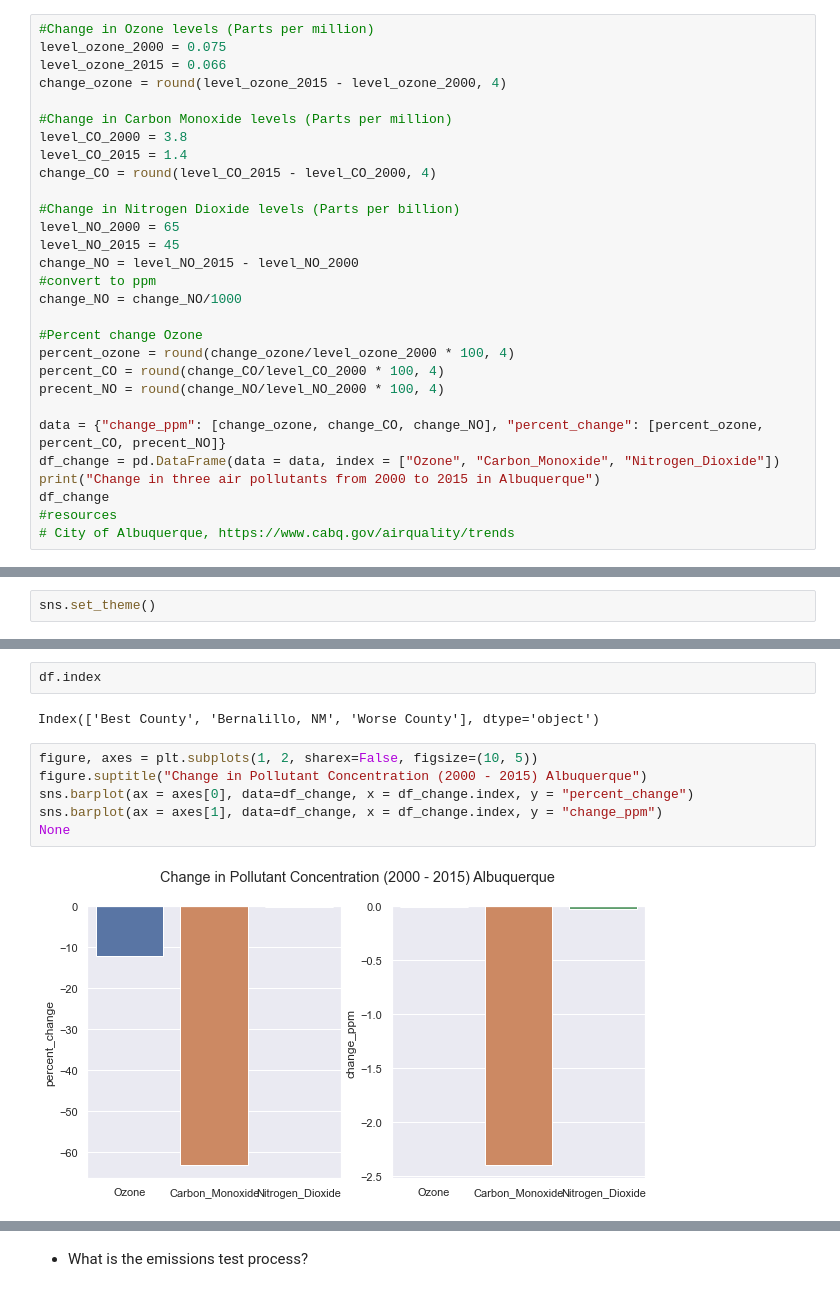
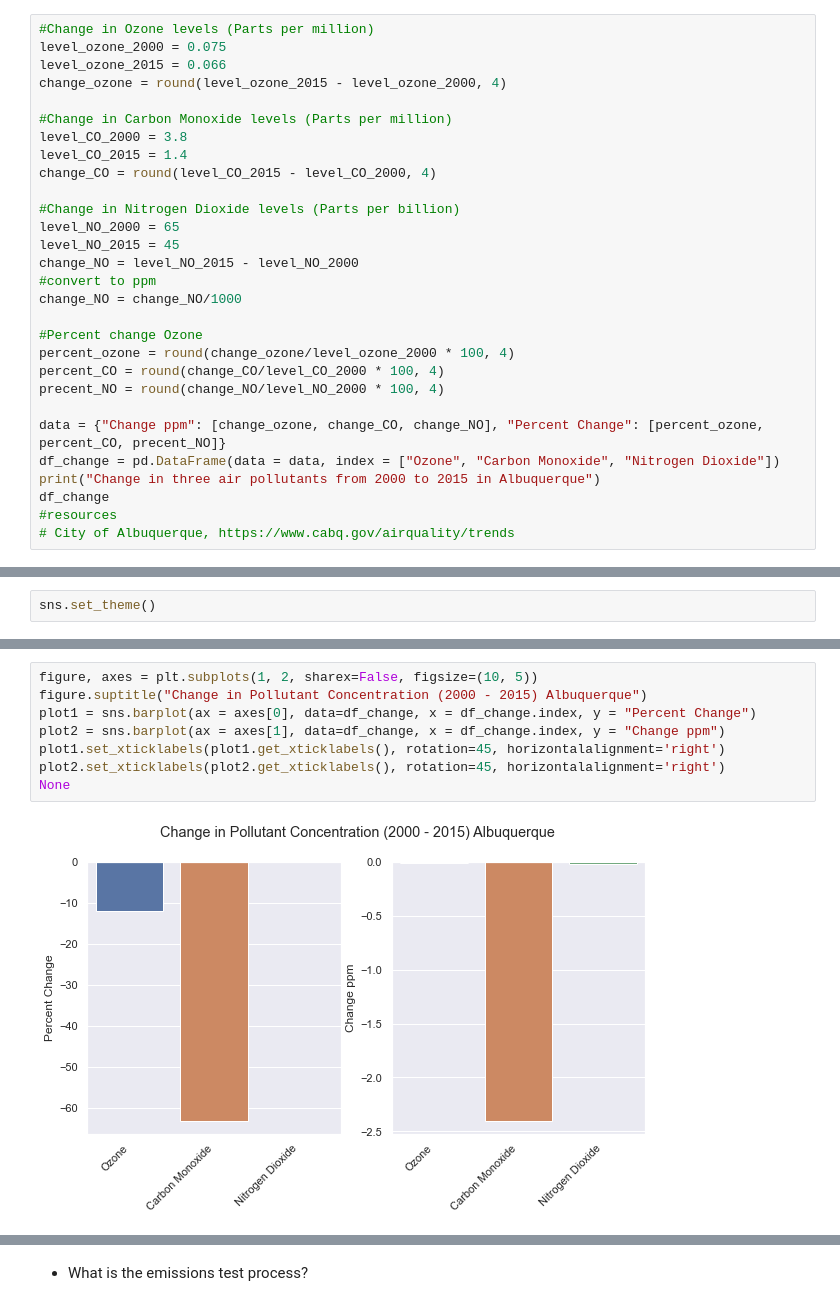
Before and after one commit to hanbo-e/wimlds_emissions, a Jupyter notebook: notebooks/eeva_tech_handover.ipynb, the cells around one changed output, grey strips where cells are left out. Cells and saved outputs as stored; diff of their text form.

Commit message:
data cleaning section of presentation

```diff
--- a/notebooks/eeva_tech_handover.ipynb
+++ b/notebooks/eeva_tech_handover.ipynb
@@ -53,8 +53,8 @@ percent_ozone = round(change_ozone/level_ozone_2000 * 100, 4)
 percent_CO = round(change_CO/level_CO_2000 * 100, 4)
 precent_NO = round(change_NO/level_NO_2000 * 100, 4)
 
-data = {"change_ppm": [change_ozone, change_CO, change_NO], "percent_change": [percent_ozone, percent_CO, precent_NO]}
-df_change = pd.DataFrame(data = data, index = ["Ozone", "Carbon_Monoxide", "Nitrogen_Dioxide"])
+data = {"Change ppm": [change_ozone, change_CO, change_NO], "Percent Change": [percent_ozone, percent_CO, precent_NO]}
+df_change = pd.DataFrame(data = data, index = ["Ozone", "Carbon Monoxide", "Nitrogen Dioxide"])
 print("Change in three air pollutants from 2000 to 2015 in Albuquerque")
 df_change
 #resources
@@ -92,12 +70,10 @@ None
-# %%
-df.index
-# %% [output]
-Index(['Best County', 'Bernalillo, NM', 'Worse County'], dtype='object')
 # %%
 figure, axes = plt.subplots(1, 2, sharex=False, figsize=(10, 5))
 figure.suptitle("Change in Pollutant Concentration (2000 - 2015) Albuquerque")
-sns.barplot(ax = axes[0], data=df_change, x = df_change.index, y = "percent_change")
-sns.barplot(ax = axes[1], data=df_change, x = df_change.index, y = "change_ppm")
+plot1 = sns.barplot(ax = axes[0], data=df_change, x = df_change.index, y = "Percent Change")
+plot2 = sns.barplot(ax = axes[1], data=df_change, x = df_change.index, y = "Change ppm")
+plot1.set_xticklabels(plot1.get_xticklabels(), rotation=45, horizontalalignment='right')
+plot2.set_xticklabels(plot2.get_xticklabels(), rotation=45, horizontalalignment='right')
 None
 # %% [output]
-[figure, old version]
+[figure, new version]
```
Also changed, not shown: parts of 12 cells of this notebook.
